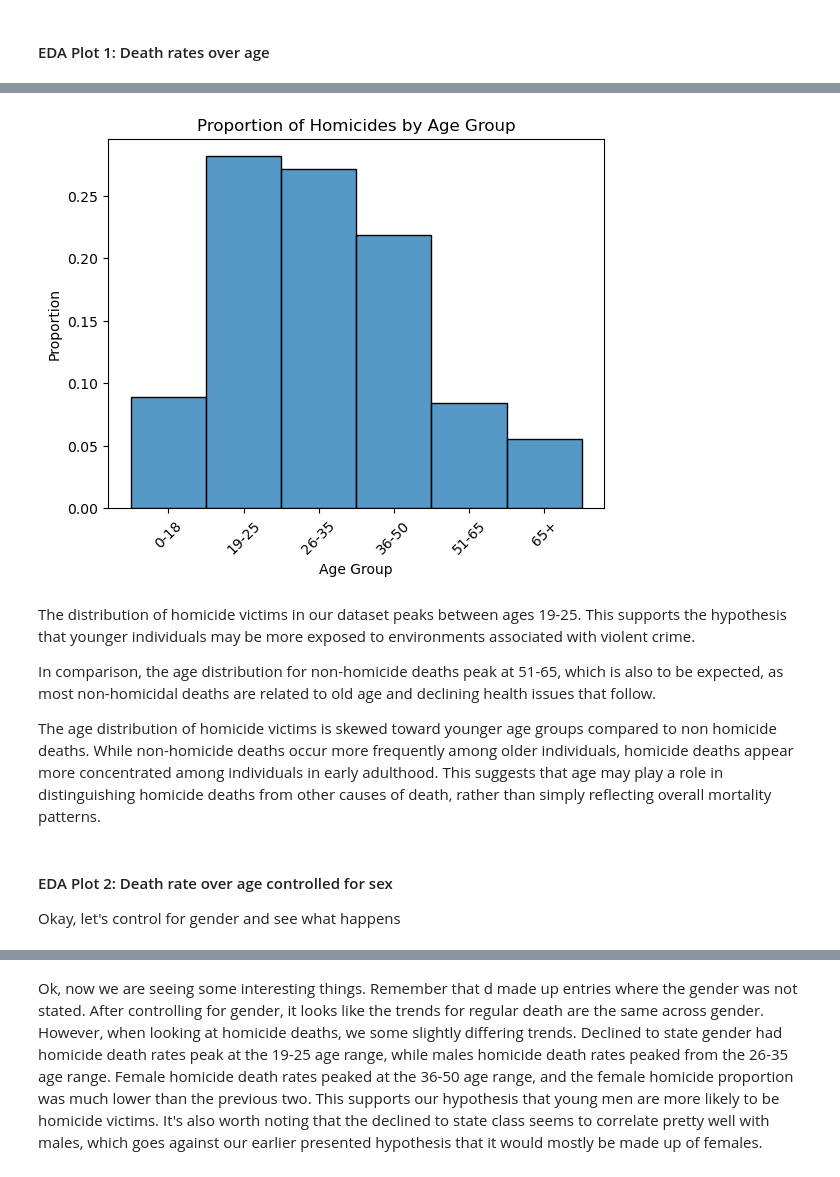
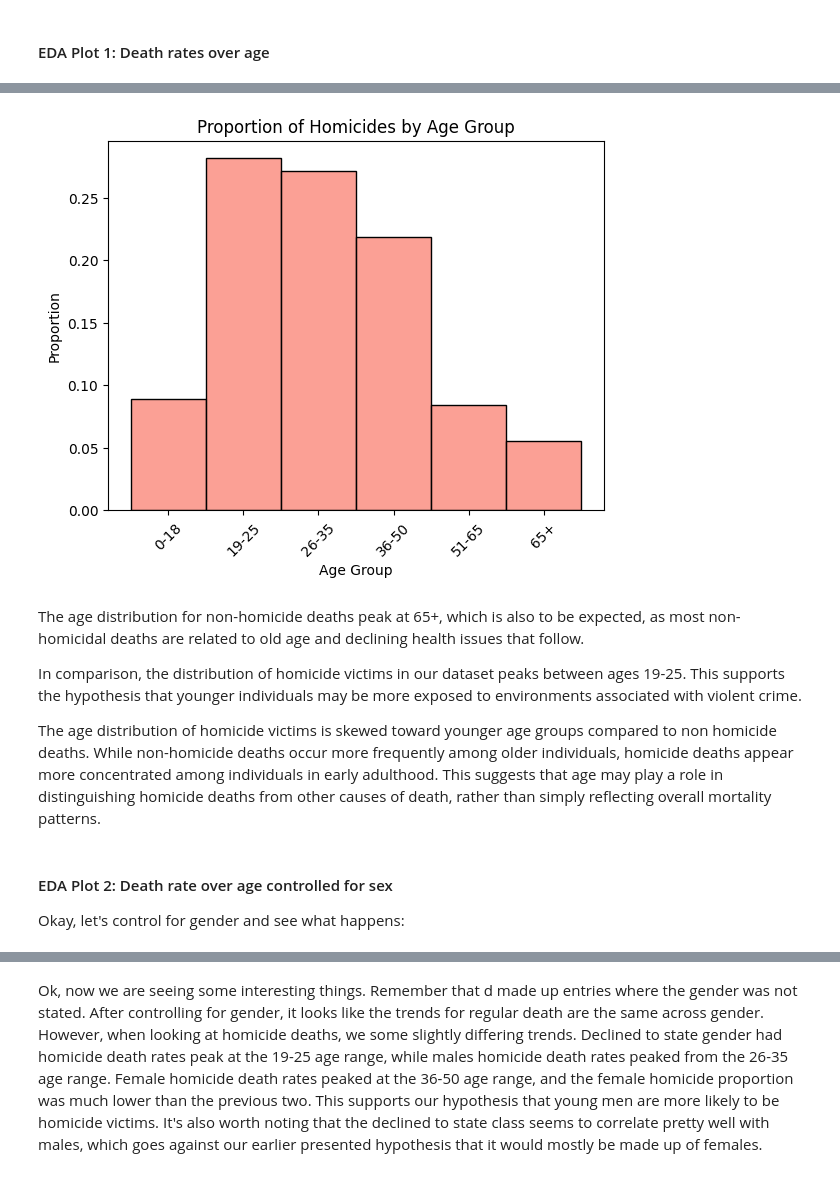
Before and after one commit to COGS108/Group069_WI26, a Jupyter notebook: 03-FinalProject.ipynb, the cells around one changed output, grey strips where cells are left out. Saved outputs shown, nothing was run; the diff lists cells and outputs as text; code cells hidden in the pictures.

```diff
--- a/03-FinalProject.ipynb
+++ b/03-FinalProject.ipynb
@@ -536,38 +530,38 @@ Updated Ages
 # %%
 import seaborn as sns
 import matplotlib.pyplot as plt
 
 no_homicide = df[df["onehot_homicide"] == 0]
 homicide = df[df["onehot_homicide"] == 1]
 
 sns.histplot(no_homicide, x = "age_group", stat = "proportion")
 plt.title("Proportion of Regular Deaths by Age Group")
 plt.ylabel("Proportion")
 plt.xlabel("Age Group")
 plt.xticks(rotation=45)
 
 plt.show()
 
-sns.histplot(homicide, x = "age_group", stat = "proportion")
+sns.histplot(homicide, x = "age_group", stat = "proportion", color = "salmon")
 plt.title("Proportion of Homicides by Age Group")
 plt.ylabel("Proportion")
 plt.xlabel("Age Group")
 plt.xticks(rotation=45)
 
 plt.show()
 # %% [output]
 [figure]
-[figure, old version]
+[figure, new version]
 # %% [markdown]
-The distribution of homicide victims in our dataset peaks between ages 19-25. This supports the hypothesis that younger individuals may be more exposed to environments associated with violent crime.
+The age distribution for non-homicide deaths peak at 65+, which is also to be expected, as most non-homicidal deaths are related to old age and declining health issues that follow.
 
-In comparison, the age distribution for non-homicide deaths peak at 51-65, which is also to be expected, as most non-homicidal deaths are related to old age and declining health issues that follow.
+In comparison, the distribution of homicide victims in our dataset peaks between ages 19-25. This supports the hypothesis that younger individuals may be more exposed to environments associated with violent crime.
 
 The age distribution of homicide victims is skewed toward younger age groups compared to non homicide deaths. While non-homicide deaths occur more frequently among older individuals, homicide deaths appear more concentrated among individuals in early adulthood. This suggests that age may play a role in distinguishing homicide deaths from other causes of death, rather than simply reflecting overall mortality patterns.
 # %% [markdown]
 #### EDA Plot 2: Death rate over age controlled for sex
 
-Okay, let's control for gender and see what happens
+Okay, let's control for gender and see what happens:
 # %%
 sns.histplot(no_homicide, x = "age_group", stat = "proportion", hue = "sex", element = "step")
 plt.title("Proportion of Regular Deaths by Age Group")
```
Also changed, not shown: parts of 29 cells of this notebook.
